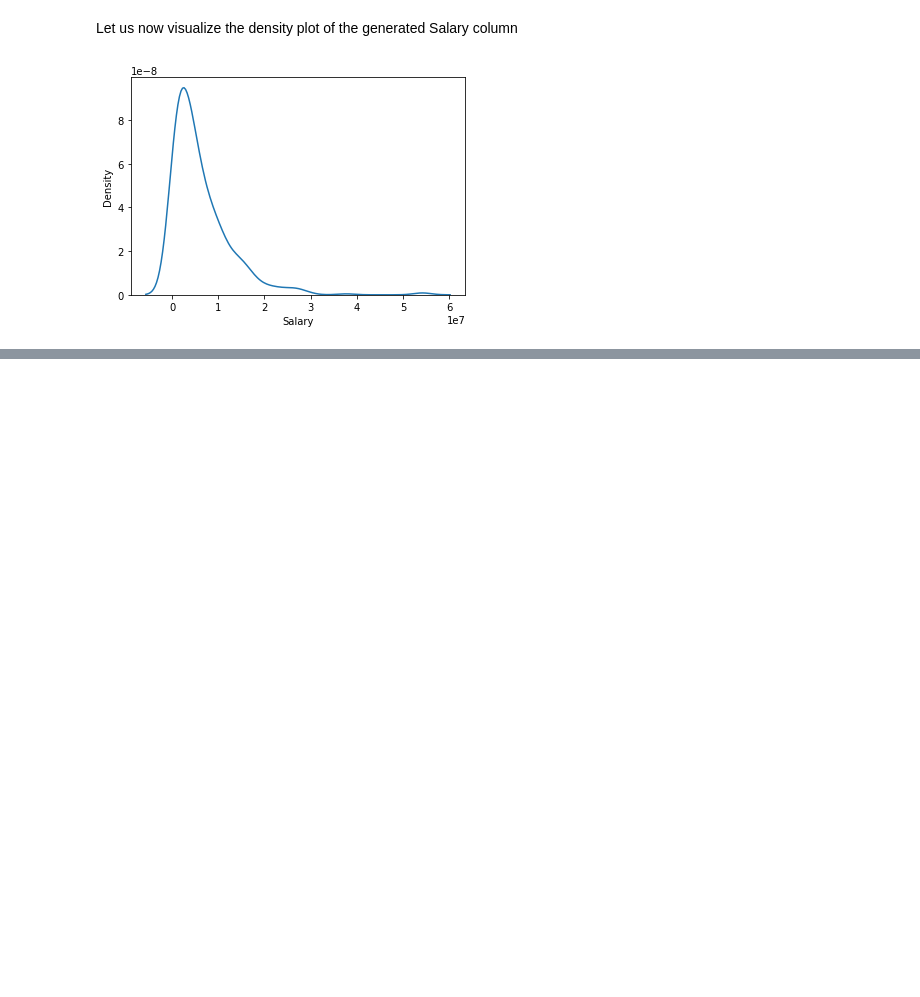
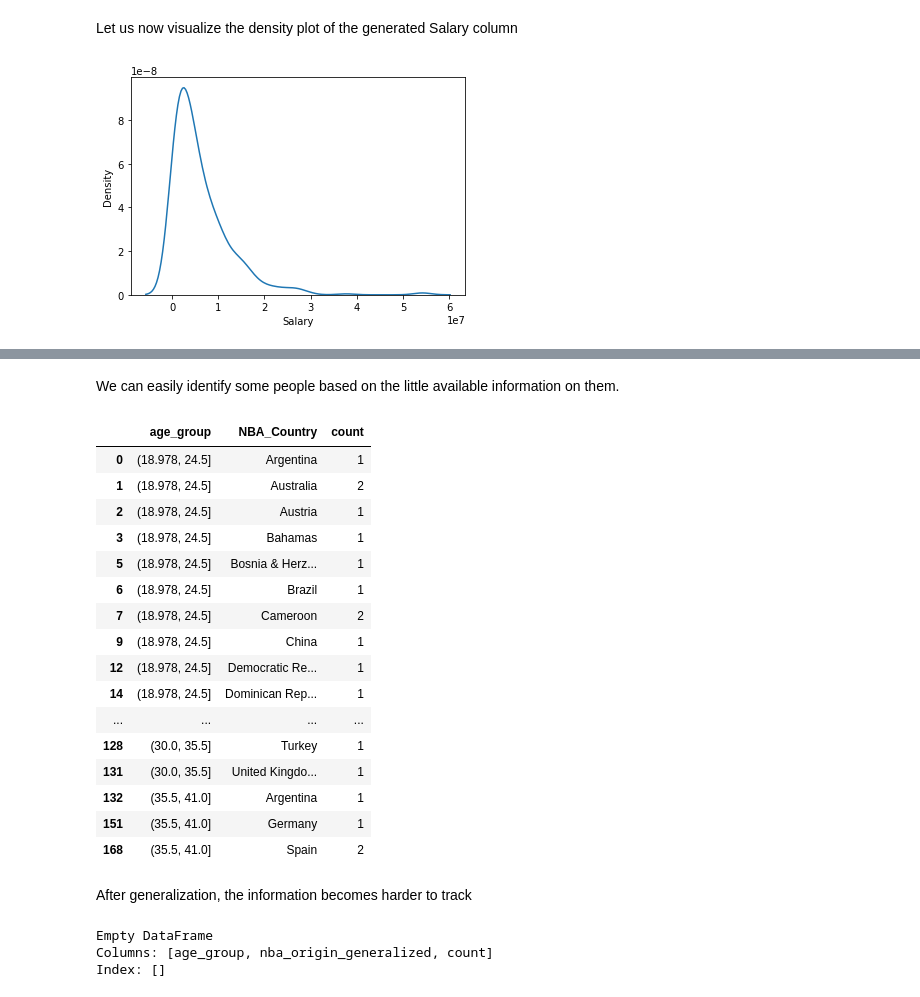
Before and after one commit to syednayeemridwan/data-science-projects, a Jupyter notebook: Data Anonymization and Release/data anonymization.ipynb, the cells around one changed output, grey strips where cells are left out. Cells and saved outputs as stored; diff of their text form; code cells hidden in the pictures; blank space fills up the shorter version.

```diff
--- a/Data Anonymization and Release/data anonymization.ipynb
+++ b/Data Anonymization and Release/data anonymization.ipynb
@@ -290,0 +315,6 @@ plt.show()
+# %%
+# Generalize age by creating 4 groups of intervals
+nba['age_group'] = pd.cut(nba['Age'], bins=4)
+
+# Print the first 10 rows
+print(nba.head(10))
@@ -290,0 +358,6 @@ plt.show()
+# %%
+
+# Calculate how many unique combinations are for age and nba_origin
+df_count = nba.groupby(['age_group', 'NBA_Country']).size().reset_index(name='count')
+
+df_count.head()
@@ -290,0 +371,39 @@ plt.show()
+# %% [markdown]
+We can easily identify some people based on the little available information on them.
+# %%
+k = 3
+
+# Filter the rows that have count from 0 to less than k
+df_count[(df_count['count'] > 0)  & (df_count['count'] < k)]
+# %% [output]
+|  | age_group | NBA_Country | count |
+| 0 | (18.978, 24.5] | Argentina | 1 |
+| 1 | (18.978, 24.5] | Australia | 2 |
+| 2 | (18.978, 24.5] | Austria | 1 |
+| 3 | (18.978, 24.5] | Bahamas | 1 |
+| 5 | (18.978, 24.5] | Bosnia & Herz... | 1 |
+| 6 | (18.978, 24.5] | Brazil | 1 |
+| 7 | (18.978, 24.5] | Cameroon | 2 |
+| 9 | (18.978, 24.5] | China | 1 |
+| 12 | (18.978, 24.5] | Democratic Re... | 1 |
+| 14 | (18.978, 24.5] | Dominican Rep... | 1 |
+| ... | ... | ... | ... |
+| 128 | (30.0, 35.5] | Turkey | 1 |
+| 131 | (30.0, 35.5] | United Kingdo... | 1 |
+| 132 | (35.5, 41.0] | Argentina | 1 |
+| 151 | (35.5, 41.0] | Germany | 1 |
+| 168 | (35.5, 41.0] | Spain | 2 |
+# %% [markdown]
+After generalization, the information becomes harder to track
+# %%
+
+# Apply origin_hierarchy hierarchy generalization to nba_origin
+nba['nba_origin_generalized'] = nba['NBA_Country'].map(origin_hierarchy)
+
+# Filter the rows that have count from 0 to less than k
+df_count = nba.groupby(['age_group', 'nba_origin_generalized']).size().reset_index(name='count')
+print(df_count[(df_count['count'] > 0) & (df_count['count'] < k)] )
+# %% [output]
+Empty DataFrame
+Columns: [age_group, nba_origin_generalized, count]
+Index: []
```
Also changed, not shown: parts of 10 cells of this notebook.
